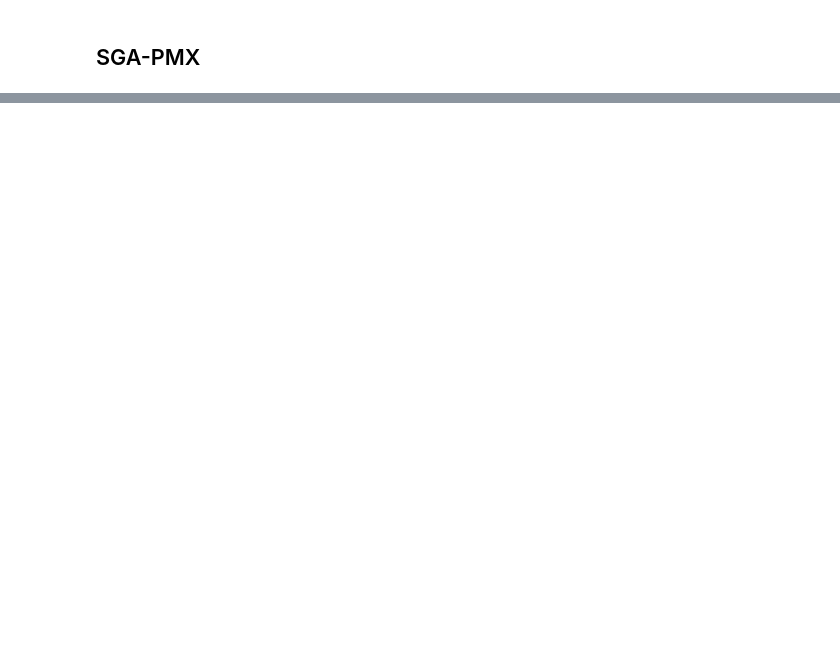
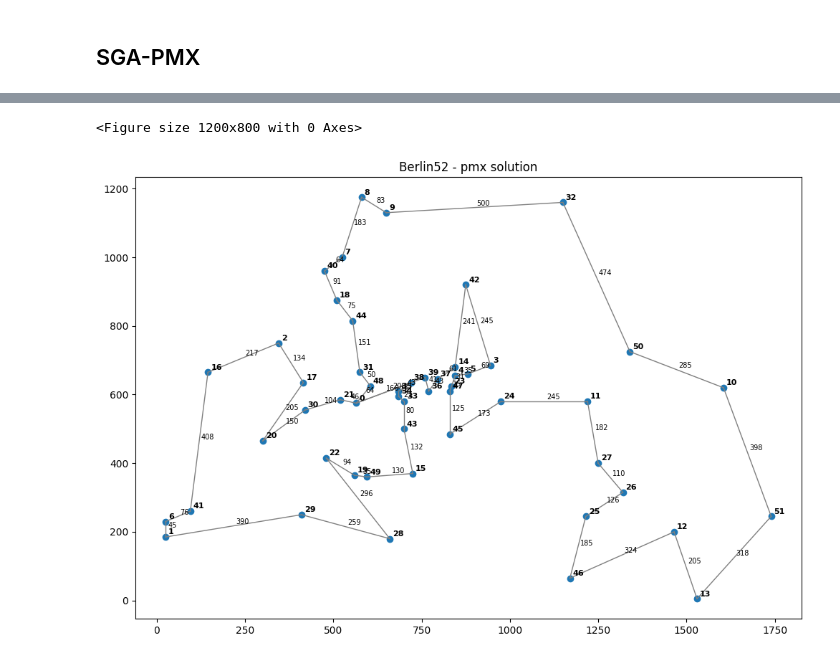
Before and after one commit to TheMMpl/ewolucyjne, a Jupyter notebook: AE2018_SGA-PMX_Demo.ipynb, the cells around one changed output, grey strips where cells are left out. Drawn from its saved outputs; the diff is of its cells as text; code cells hidden in the pictures; blank space fills up the shorter version.

```diff
--- a/AE2018_SGA-PMX_Demo.ipynb
+++ b/AE2018_SGA-PMX_Demo.ipynb
@@ -249,3 +251,9 @@ def PMX(ind1, ind2):
+# %%
+def random_transpose_mutation(p):
+    a = np.random.choice(len(p), 2, False)
+    q=p.copy()
+    q[a[0]],q[a[1]]=q[a[1]],q[a[0]]
+    return q
 # %%
 def reverse_sequence_mutation(p):
     a = np.random.choice(len(p), 2, False)
@@ -344,0 +478,42 @@ for t in range(number_of_iterations):
+# %%
+from matplotlib.lines import Line2D
+
+route = best_chromosome
+
+plt.figure(figsize=(12,8))
+fig, ax = plt.subplots(figsize=(12,8))
+
+plt.plot(coords[:, 0], coords[:, 1], 'o')
+
+for i in range(n):
+    plt.text(coords[i, 0]+8, coords[i, 1]+8, str(i), fontdict={'weight':'bold', 'size':8})
+
+ax.add_line(Line2D(
+    [coords[0, 0], coords[route[0], 0]],
+    [coords[0, 1], coords[route[0], 1]],
+    linewidth=1, color='gray'))
+plt.text((coords[0, 0] + coords[route[0], 0])/2 + 6,
+         (coords[0, 1] + coords[route[0], 1])/2 + 6,
+         '%d' % A[0, route[0]], fontdict={'weight':'normal', 'size':7})
+for i in range(1, len(route)):
+    ax.add_line(Line2D(
+        [coords[route[i-1], 0], coords[route[i], 0]],
+        [coords[route[i-1], 1], coords[route[i], 1]],
+        linewidth=1, color='gray'))
+    plt.text((coords[route[i-1], 0] + coords[route[i], 0])/2 + 6,
+             (coords[route[i-1], 1] + coords[route[i], 1])/2 + 6,
+             '%d' % A[route[i-1], route[i]], fontdict={'weight':'normal', 'size':7})
+ax.add_line(Line2D(
+    [coords[route[-1], 0], coords[0, 0]],
+    [coords[route[-1], 1], coords[0, 1]],
+    linewidth=1, color='gray'))
+plt.text((coords[route[-1], 0] + coords[0, 0])/2 + 6,
+         (coords[route[-1], 1] + coords[0, 1])/2 + 6,
+         '%d' % A[route[-1], 0], fontdict={'weight':'normal', 'size':7})
+
+plt.title('Berlin52 - pmx solution')
+
+plt.show()
+# %% [output]
+<Figure size 1200x800 with 0 Axes>
+[figure, added]
```
Also changed, not shown: parts of 11 cells of this notebook.
